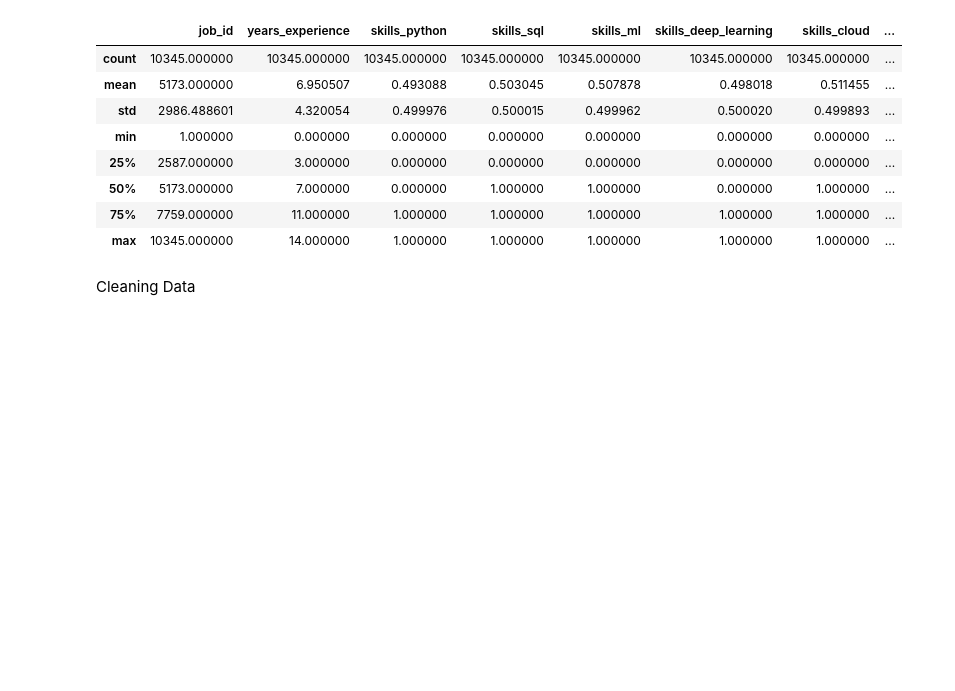
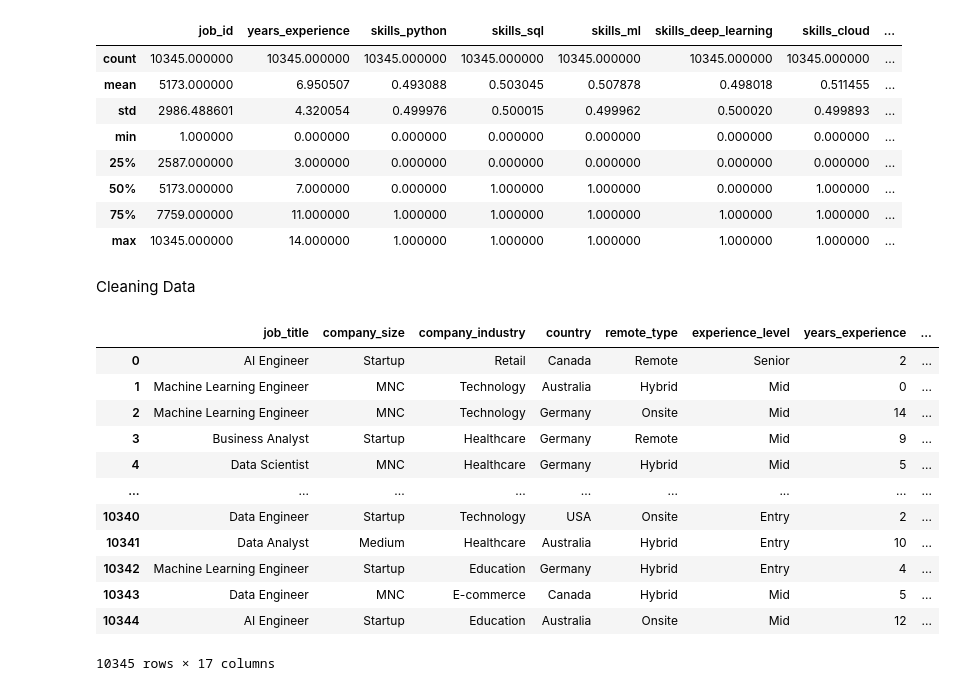
Before and after one commit to ChickenMan-1080/streamlit-Dashboard, a Jupyter notebook: eda/exploration.ipynb, the cells around one changed output. Drawn from its saved outputs; the diff is of its cells as text; code cells hidden in the pictures; blank space fills up the shorter version.

```diff
--- a/eda/exploration.ipynb
+++ b/eda/exploration.ipynb
@@ -57,3 +57,20 @@ df.describe() # อย่าอ่านข้อมูลที่เป็น
 | max | 10345.000000 | 14.000000 | 1.000000 | 1.000000 | 1.000000 | 1.000000 | 1.000000 | ... |
 # %% [markdown]
 Cleaning Data
+# %%
+df_clean_dashboard = df.drop(columns = ['job_id', 'job_posting_month'])
+df_clean_dashboard
+# %% [output]
+|  | job_title | company_size | company_industry | country | remote_type | experience_level | years_experience | ... |
+| 0 | AI Engineer | Startup | Retail | Canada | Remote | Senior | 2 | ... |
+| 1 | Machine Learning Engineer | MNC | Technology | Australia | Hybrid | Mid | 0 | ... |
+| 2 | Machine Learning Engineer | MNC | Technology | Germany | Onsite | Mid | 14 | ... |
+| 3 | Business Analyst | Startup | Healthcare | Germany | Remote | Mid | 9 | ... |
+| 4 | Data Scientist | MNC | Healthcare | Germany | Hybrid | Mid | 5 | ... |
+| ... | ... | ... | ... | ... | ... | ... | ... | ... |
+| 10340 | Data Engineer | Startup | Technology | USA | Onsite | Entry | 2 | ... |
+| 10341 | Data Analyst | Medium | Healthcare | Australia | Hybrid | Entry | 10 | ... |
+| 10342 | Machine Learning Engineer | Startup | Education | Germany | Hybrid | Entry | 4 | ... |
+| 10343 | Data Engineer | MNC | E-commerce | Canada | Hybrid | Mid | 5 | ... |
+| 10344 | AI Engineer | Startup | Education | Australia | Onsite | Mid | 12 | ... |
+10345 rows × 17 columns
```
Also changed, not shown: parts of 3 cells of this notebook, 3 other files.
